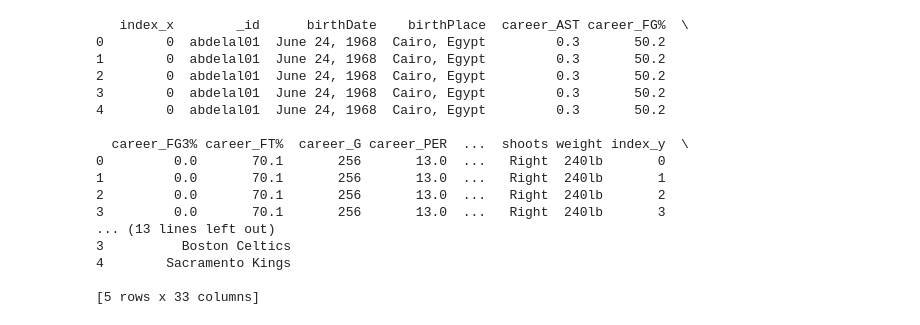
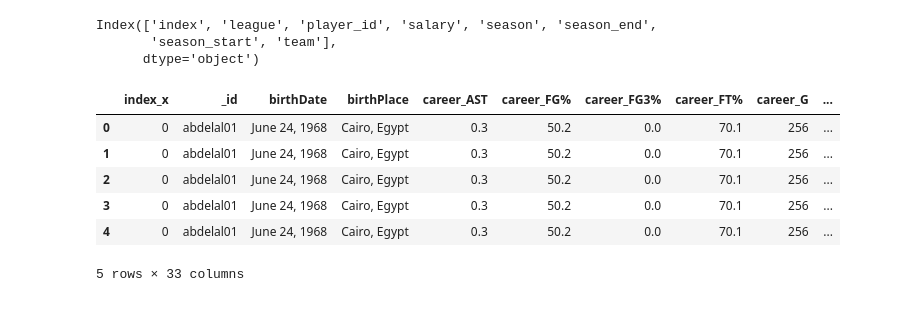
Before and after one commit to AndrewH06/nba-salary, a Jupyter notebook: andrew.ipynb, the cells around one changed output. Saved outputs shown, nothing was run; the diff lists cells and outputs as text; code cells hidden in the pictures.

```diff
--- a/andrew.ipynb
+++ b/andrew.ipynb
@@ -48,26 +35,22 @@ Index(['index', 'league', 'player_id', 'salary', 'season', 'season_end',
+# %%
+salary_data.columns
+# %% [output]
+Index(['index', 'league', 'player_id', 'salary', 'season', 'season_end',
+       'season_start', 'team'],
+      dtype='object')
 # %%
 # Combine the data based on player_id and _id
 combined_data = pd.merge(player_data, salary_data, left_on='_id', right_on='player_id')
 
-print(combined_data.head())
+combined_data.head()
 # %% [output]
+|  | index_x | _id | birthDate | birthPlace | career_AST | career_FG% | career_FG3% | career_FT% | career_G | ... |
+| 0 | 0 | abdelal01 | June 24, 1968 | Cairo, Egypt | 0.3 | 50.2 | 0.0 | 70.1 | 256 | ... |
+| 1 | 0 | abdelal01 | June 24, 1968 | Cairo, Egypt | 0.3 | 50.2 | 0.0 | 70.1 | 256 | ... |
+| 2 | 0 | abdelal01 | June 24, 1968 | Cairo, Egypt | 0.3 | 50.2 | 0.0 | 70.1 | 256 | ... |
+| 3 | 0 | abdelal01 | June 24, 1968 | Cairo, Egypt | 0.3 | 50.2 | 0.0 | 70.1 | 256 | ... |
+| 4 | 0 | abdelal01 | June 24, 1968 | Cairo, Egypt | 0.3 | 50.2 | 0.0 | 70.1 | 256 | ... |
-   index_x        _id      birthDate    birthPlace  career_AST career_FG%  \
-0        0  abdelal01  June 24, 1968  Cairo, Egypt         0.3       50.2
-1        0  abdelal01  June 24, 1968  Cairo, Egypt         0.3       50.2
-2        0  abdelal01  June 24, 1968  Cairo, Egypt         0.3       50.2
-3        0  abdelal01  June 24, 1968  Cairo, Egypt         0.3       50.2
-4        0  abdelal01  June 24, 1968  Cairo, Egypt         0.3       50.2
-
-  career_FG3% career_FT%  career_G career_PER  ...  shoots weight index_y  \
-0         0.0       70.1       256       13.0  ...   Right  240lb       0
-1         0.0       70.1       256       13.0  ...   Right  240lb       1
-2         0.0       70.1       256       13.0  ...   Right  240lb       2
-3         0.0       70.1       256       13.0  ...   Right  240lb       3
-... (13 lines left out)
-3          Boston Celtics
-4        Sacramento Kings
-
-[5 rows x 33 columns]
+5 rows × 33 columns
 # %%
 # Get highest season end
 highest_season_end = salary_data['season_end'].max()
```
Also changed, not shown: parts of 39 cells of this notebook.
